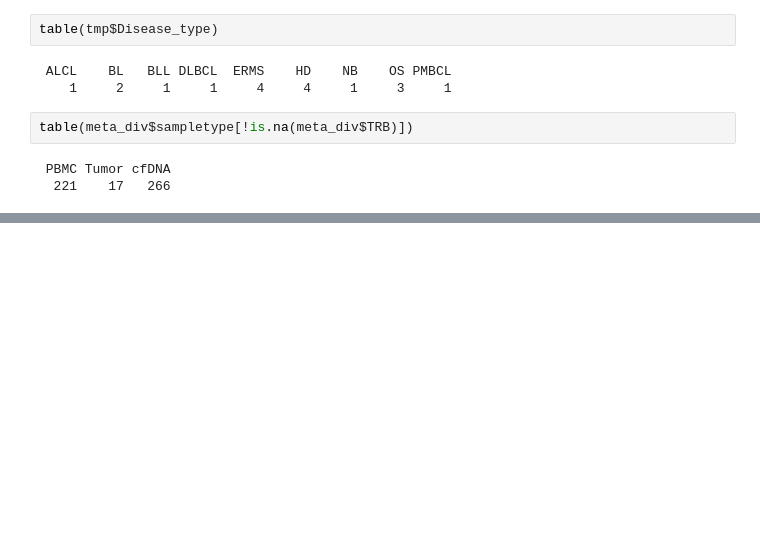
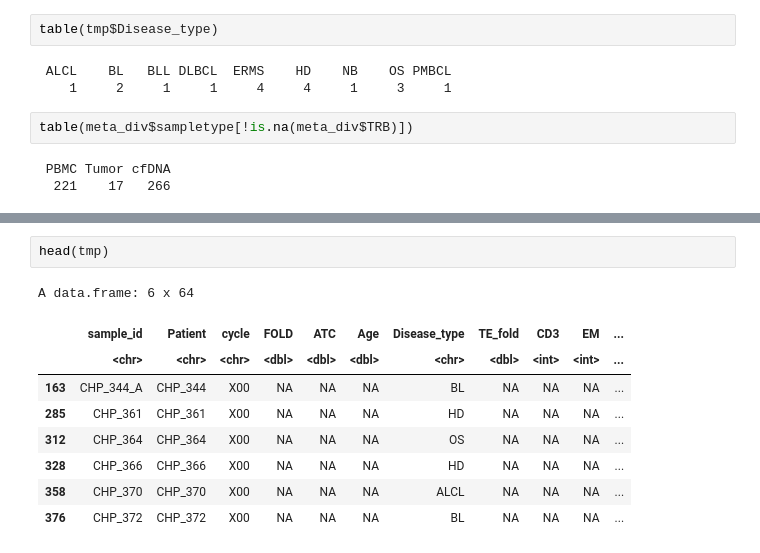
Before and after one commit to pughlab/ped_CapTCRseq, a Jupyter notebook: notebooks/09_Swimmerplot.ipynb, the cells around one changed output, grey strips where cells are left out. Cells and saved outputs as stored; diff of their text form; blank space fills up the shorter version.

```diff
--- a/notebooks/09_Swimmerplot.ipynb
+++ b/notebooks/09_Swimmerplot.ipynb
@@ -400,0 +423,12 @@ table(meta_div$sampletype[!is.na(meta_div$TRB)])
+# %%
+head(tmp)
+# %% [output]
+A data.frame: 6 x 64
+|  | sample_id | Patient | cycle | FOLD | ATC | Age | Disease_type | TE_fold | CD3 | EM | ... |
+|  | <chr> | <chr> | <chr> | <dbl> | <dbl> | <dbl> | <chr> | <dbl> | <int> | <int> | ... |
+| 163 | CHP_344_A | CHP_344 | X00 | NA | NA | NA | BL | NA | NA | NA | ... |
+| 285 | CHP_361 | CHP_361 | X00 | NA | NA | NA | HD | NA | NA | NA | ... |
+| 312 | CHP_364 | CHP_364 | X00 | NA | NA | NA | OS | NA | NA | NA | ... |
+| 328 | CHP_366 | CHP_366 | X00 | NA | NA | NA | HD | NA | NA | NA | ... |
+| 358 | CHP_370 | CHP_370 | X00 | NA | NA | NA | ALCL | NA | NA | NA | ... |
+| 376 | CHP_372 | CHP_372 | X00 | NA | NA | NA | BL | NA | NA | NA | ... |
```
Also changed, not shown: parts of 20 cells of this notebook, 13 other files.
